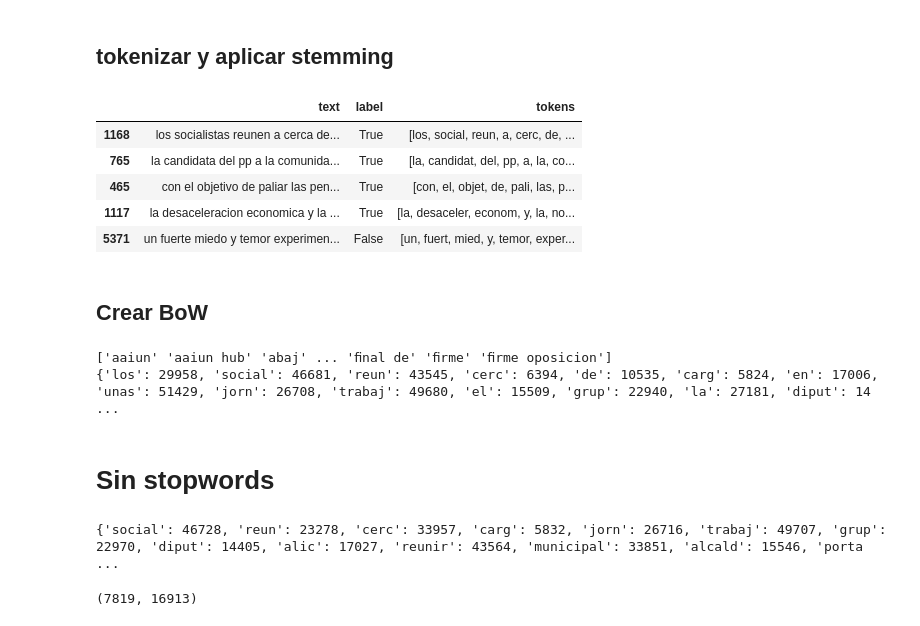
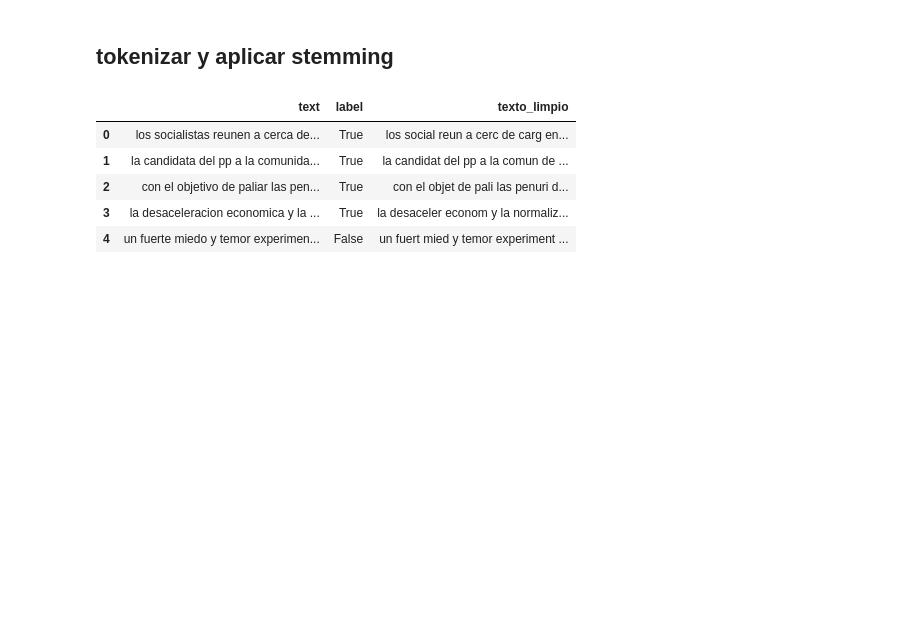
Before and after one commit to AlejandroFeriaGonzalez/SilkNews, a Jupyter notebook: src/notebooks/extraccion_caracteristicas.ipynb, the cells around one changed output. Drawn from its saved outputs; the diff is of its cells as text; code cells hidden in the pictures; blank space fills up the shorter version.

```diff
--- a/src/notebooks/extraccion_caracteristicas.ipynb
+++ b/src/notebooks/extraccion_caracteristicas.ipynb
@@ -18,10 +17,9 @@ clean_df = pd.read_csv(f"{BASE_DIR}/src/data/clean_data/noticias_combinadas.csv"
 clean_df['text'] = clean_df['text'].astype(str)
 print(clean_df.shape)
 
-muestra = 500
-muestras_df = clean_df.sample(muestra, random_state=42)
-print(muestras_df.shape)
+df = clean_df.sample(frac=0.1, random_state=42).reset_index(drop=True)
+print(df.shape)
 
-clean_df.head()
+df.head()
 # %% [output]
 (5568, 2)
@@ -43,54 +41,15 @@ nlp
 # %%
 stemmer = SnowballStemmer('spanish')
 def tokenize(text: str) -> list[str]:
-  return [stemmer.stem(token.text) for token in nlp(text) if not token.is_punct and not token.is_space]
+  return " ".join([stemmer.stem(token.text) for token in nlp(text) if not token.is_punct and not token.is_space])
 
-muestras_df["tokens"] = muestras_df["text"].apply(tokenize)
+df["texto_limpio"] = df["text"].apply(tokenize)
 # %%
-muestras_df.head()
+df.head()
 # %% [output]
-|  | text | label | tokens |
-| 1168 | los socialistas reunen a cerca de... | True | [los, social, reun, a, cerc, de, ... |
-| 765 | la candidata del pp a la comunida... | True | [la, candidat, del, pp, a, la, co... |
-| 465 | con el objetivo de paliar las pen... | True | [con, el, objet, de, pali, las, p... |
-| 1117 | la desaceleracion economica y la ... | True | [la, desaceler, econom, y, la, no... |
-| 5371 | un fuerte miedo y temor experimen... | False | [un, fuert, mied, y, temor, exper... |
+|  | text | label | texto_limpio |
+| 0 | los socialistas reunen a cerca de... | True | los social reun a cerc de carg en... |
+| 1 | la candidata del pp a la comunida... | True | la candidat del pp a la comun de ... |
+| 2 | con el objetivo de paliar las pen... | True | con el objet de pali las penuri d... |
+| 3 | la desaceleracion economica y la ... | True | la desaceler econom y la normaliz... |
+| 4 | un fuerte miedo y temor experimen... | False | un fuert mied y temor experiment ... |
-# %% [markdown]
-## Crear BoW
-# %%
-countVectorizer = CountVectorizer(ngram_range=(1, 2))
-x_bow = countVectorizer.fit_transform(muestras_df["tokens"].str.join(sep=" ").to_numpy())
-print(countVectorizer.get_feature_names_out())
-print(countVectorizer.vocabulary_)  # dict con el vocabulario
-# %% [output]
-['aaiun' 'aaiun hub' 'abaj' ... 'ﬁnal de' 'ﬁrme' 'ﬁrme oposicion']
-{'los': 29958, 'social': 46681, 'reun': 43545, 'cerc': 6394, 'de': 10535, 'carg': 5824, 'en': 17006, 'unas': 51429, 'jorn': 26708, 'trabaj': 49680, 'el': 15509, 'grup': 22940, 'la': 27181, 'diput': 14 ...
-# %% [markdown]
-# Sin stopwords
-# %%
-vocabulario_sin_stopwords = {}
-# texto puede ser un unigrama o bigrama
-for texto, frecuencia in countVectorizer.vocabulary_.items():
-    palabras = texto.split()
-    if any(palabra in nlp.Defaults.stop_words for palabra in palabras):
-        texto_nuevo = " ".join([palabra for palabra in palabras if palabra not in nlp.Defaults.stop_words])
-        if texto_nuevo == "":
-            continue
-    else:
-        texto_nuevo = texto
-    vocabulario_sin_stopwords[texto_nuevo] = frecuencia
-
-print(vocabulario_sin_stopwords)
-# %% [output]
-{'social': 46728, 'reun': 23278, 'cerc': 33957, 'carg': 5832, 'jorn': 26716, 'trabaj': 49707, 'grup': 22970, 'diput': 14405, 'alic': 17027, 'reunir': 43564, 'municipal': 33851, 'alcald': 15546, 'porta ...
-# %%
-bigrama = []
-unigrama = []
-for k, v in vocabulario_sin_stopwords.items():
-    if " " in k:
-        bigrama.append((k, v))
-    else:
-        unigrama.append((k, v))
-len(unigrama), len(bigrama)
-# %% [output]
-(7819, 16913)
```
Also changed, not shown: parts of 11 cells of this notebook, 1 other file.
